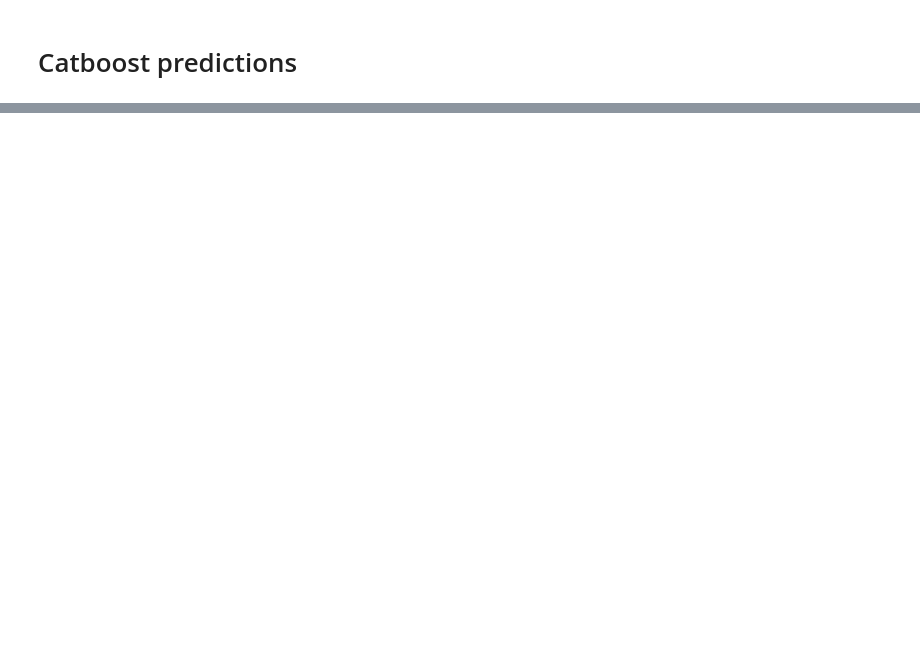
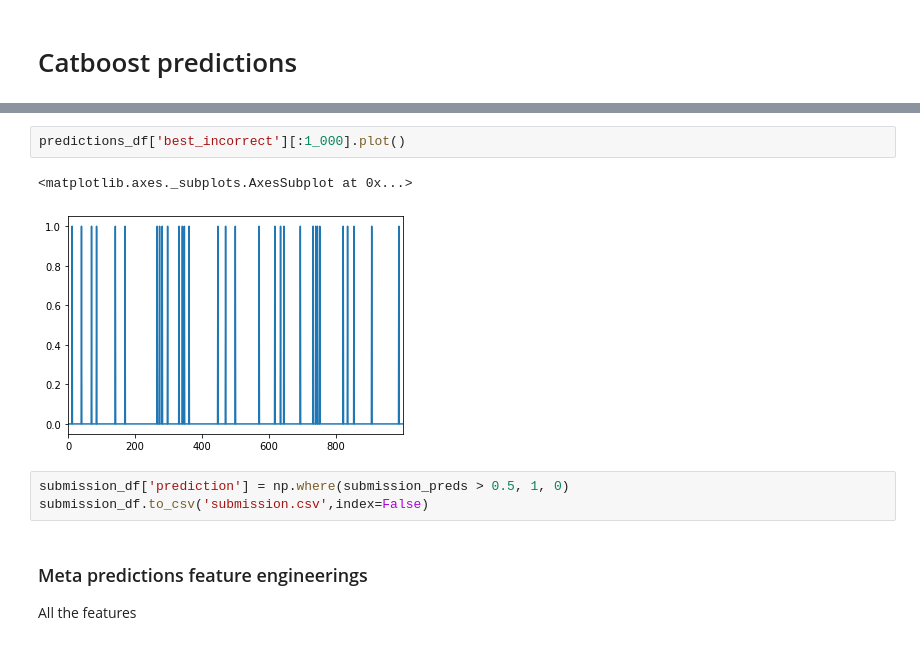
Before and after one commit to heshanpadmasiri/ride-fare, a Jupyter notebook: Stacking.ipynb, the cells around one changed output, grey strips where cells are left out. Saved outputs shown, nothing was run; the diff lists cells and outputs as text; blank space fills up the shorter version.

```diff
--- a/Stacking.ipynb
+++ b/Stacking.ipynb
@@ -147,0 +975,12 @@ best_model = models[np.argmax(validation_scores)]
+# %%
+predictions_df['best_incorrect'][:1_000].plot()
+# %% [output]
+<matplotlib.axes._subplots.AxesSubplot at 0x...>
+[figure, added]
+# %%
+submission_df['prediction'] = np.where(submission_preds > 0.5, 1, 0)
+submission_df.to_csv('submission.csv',index=False)
+# %% [markdown]
+### Meta predictions feature engineerings
+
+All the features
```
Also changed, not shown: parts of 130 cells of this notebook.
